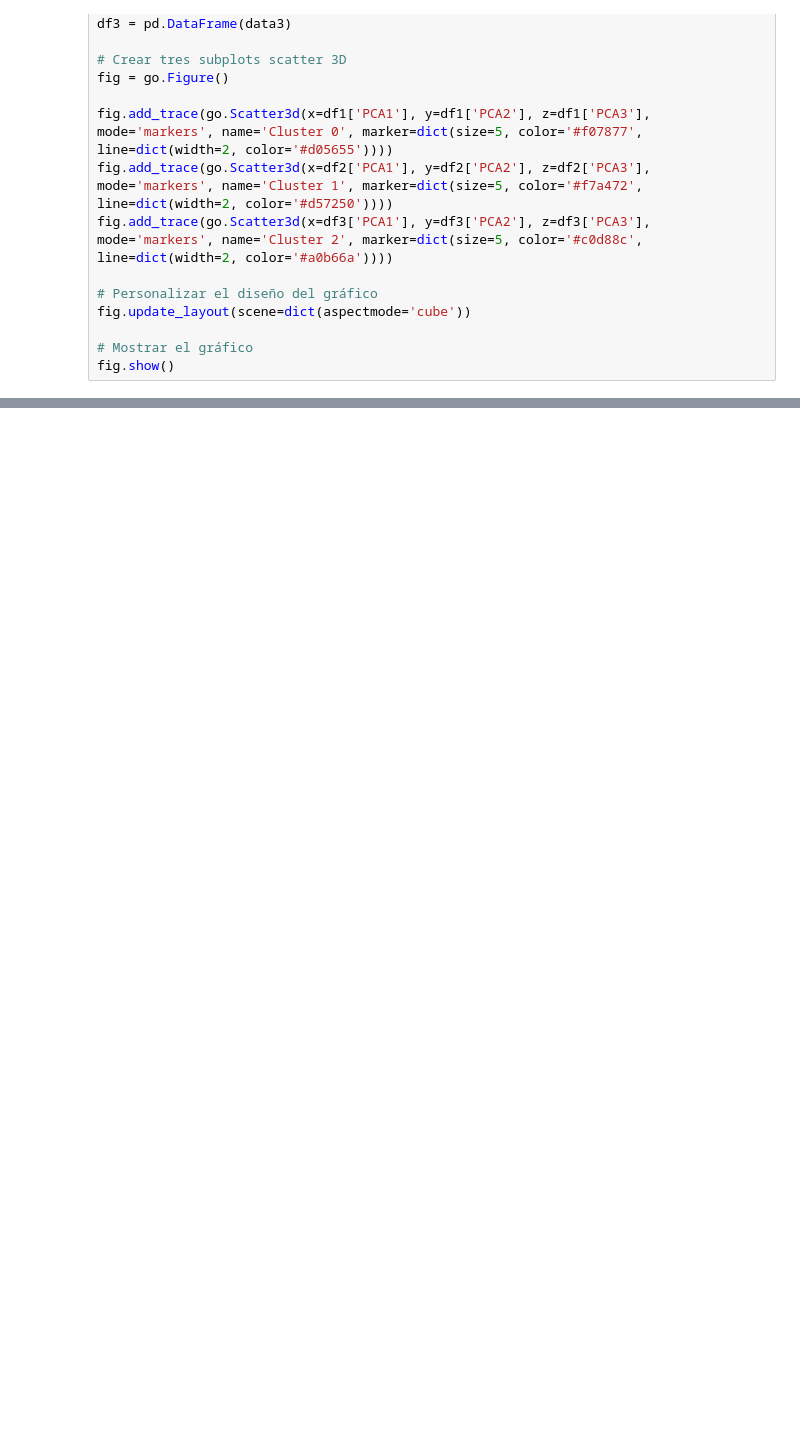
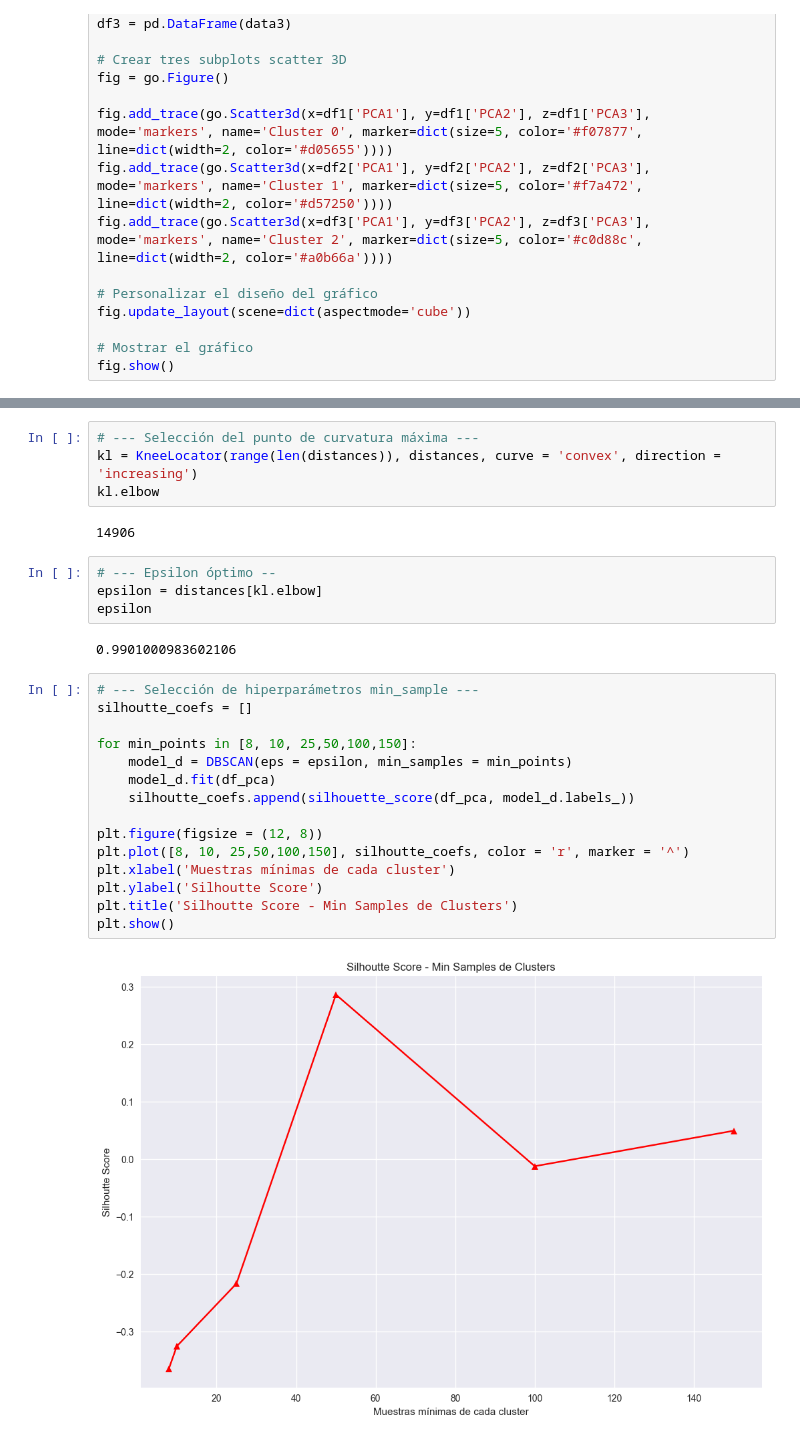
Before and after one commit to AlexanderBedoyaC/no_supervisado, a Jupyter notebook: 4. Selección de Características.ipynb, the cells around one changed output, grey strips where cells are left out. Drawn from its saved outputs; the diff is of its cells as text; blank space fills up the shorter version.

```diff
--- a/4. Selección de Características.ipynb
+++ b/4. Selección de Características.ipynb
@@ -232,0 +372,29 @@ fig.show()
+# %%
+# --- Selección del punto de curvatura máxima ---
+kl = KneeLocator(range(len(distances)), distances, curve = 'convex', direction = 'increasing')
+kl.elbow
+# %% [output]
+14906
+# %%
+# --- Epsilon óptimo --
+epsilon = distances[kl.elbow]
+epsilon
+# %% [output]
+0.9901000983602106
+# %%
+# --- Selección de hiperparámetros min_sample ---
+silhoutte_coefs = []
+
+for min_points in [8, 10, 25,50,100,150]:
+    model_d = DBSCAN(eps = epsilon, min_samples = min_points)
+    model_d.fit(df_pca)
+    silhoutte_coefs.append(silhouette_score(df_pca, model_d.labels_))
+
+plt.figure(figsize = (12, 8))
+plt.plot([8, 10, 25,50,100,150], silhoutte_coefs, color = 'r', marker = '^')
+plt.xlabel('Muestras mínimas de cada cluster')
+plt.ylabel('Silhoutte Score')
+plt.title('Silhoutte Score - Min Samples de Clusters')
+plt.show()
+# %% [output]
+[figure, added]
```
Also changed, not shown: parts of 26 cells of this notebook.
